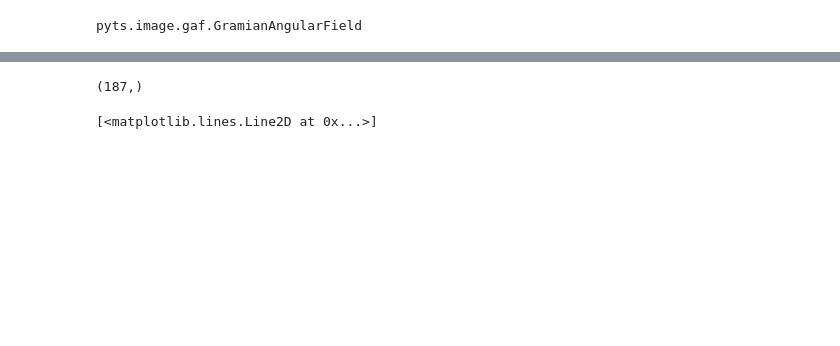
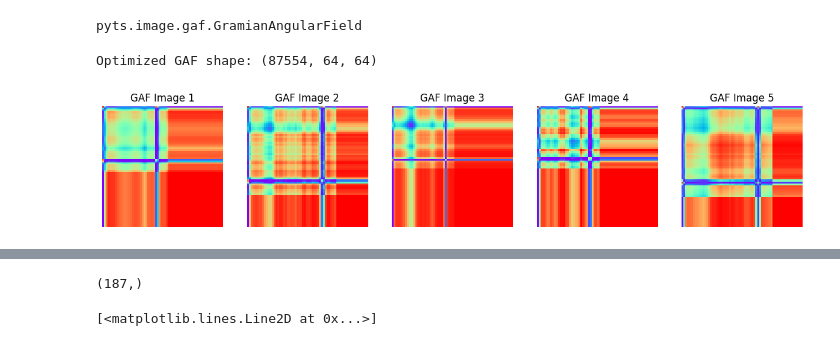
Before and after one commit to AnamikaMangore/AnamikaMangore, a Jupyter notebook: heartbeat_data_generator-MITBIH.ipynb, the cells around one changed output, grey strips where cells are left out. Cells and saved outputs as stored; diff of their text form; code cells hidden in the pictures; blank space fills up the shorter version.

```diff
--- a/heartbeat_data_generator-MITBIH.ipynb
+++ b/heartbeat_data_generator-MITBIH.ipynb
@@ -307,3 +308,33 @@ GramianAngularField(image_size=164)
 type(gasf)
 # %% [output]
 pyts.image.gaf.GramianAngularField
+# %%
+def convert_to_gaf_batch(x_train, batch_size=100):
+    gasf = GramianAngularField(image_size=64)  # Smaller image size
+    gaf_images = []
+
+    for i in range(0, len(x_train), batch_size):
+        batch = x_train[i:i+batch_size]
+        gaf_images.append(gasf.fit_transform(batch))
+
+    return np.vstack(gaf_images)
+
+x_gasf_train = convert_to_gaf_batch(x_train, batch_size=100)
+print("Optimized GAF shape:", x_gasf_train.shape)  # (num_samples, 64, 64)
+# %% [output]
+Optimized GAF shape: (87554, 64, 64)
+# %%
+import matplotlib.pyplot as plt
+
+# Select some random GAF images for visualization
+num_samples_to_plot = 5
+fig, axes = plt.subplots(1, num_samples_to_plot, figsize=(15, 5))
+
+for i in range(num_samples_to_plot):
+    axes[i].imshow(x_gasf_train[i], cmap='rainbow')  # Use 'rainbow' for better visualization
+    axes[i].axis('off')
+    axes[i].set_title(f"GAF Image {i+1}")
+
+plt.show()
+# %% [output]
+[figure, added]
```
Also changed, not shown: parts of 28 cells of this notebook.
